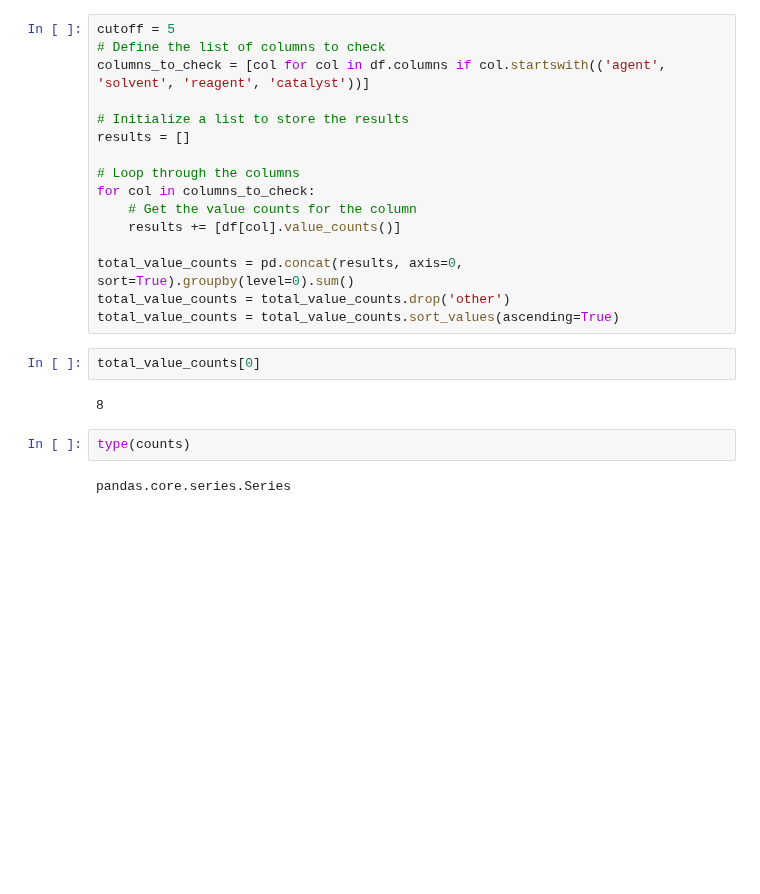
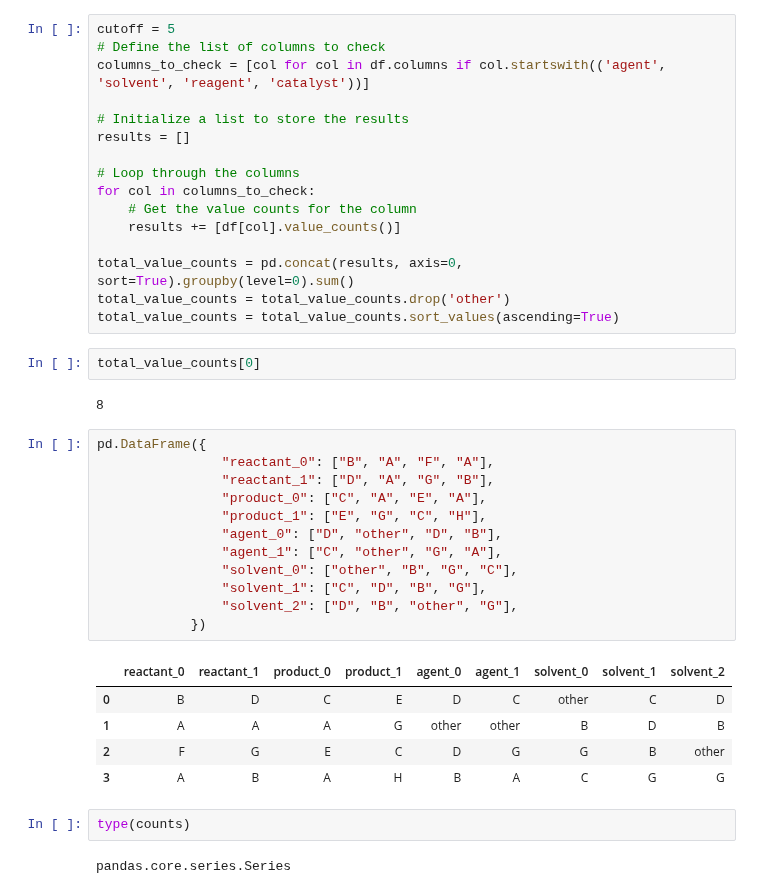
Before and after one commit to sustainable-processes/ORDerly, a Jupyter notebook: inspections.ipynb, the cells around one changed output. Cells and saved outputs as stored; diff of their text form; blank space fills up the shorter version.

```diff
--- a/inspections.ipynb
+++ b/inspections.ipynb
@@ -193,6 +193,24 @@ total_value_counts = total_value_counts.sort_values(ascending=True)
 total_value_counts[0]
 # %% [output]
 8
+# %%
+pd.DataFrame({
+                "reactant_0": ["B", "A", "F", "A"],
+                "reactant_1": ["D", "A", "G", "B"],
+                "product_0": ["C", "A", "E", "A"],
+                "product_1": ["E", "G", "C", "H"],
+                "agent_0": ["D", "other", "D", "B"],
+                "agent_1": ["C", "other", "G", "A"],
+                "solvent_0": ["other", "B", "G", "C"],
+                "solvent_1": ["C", "D", "B", "G"],
+                "solvent_2": ["D", "B", "other", "G"],
+            })
+# %% [output]
+|  | reactant_0 | reactant_1 | product_0 | product_1 | agent_0 | agent_1 | solvent_0 | solvent_1 | solvent_2 |
+| 0 | B | D | C | E | D | C | other | C | D |
+| 1 | A | A | A | G | other | other | B | D | B |
+| 2 | F | G | E | C | D | G | G | B | other |
+| 3 | A | B | A | H | B | A | C | G | G |
 # %%
 type(counts)
 # %% [output]
```
Also changed, not shown: 3 other files.
